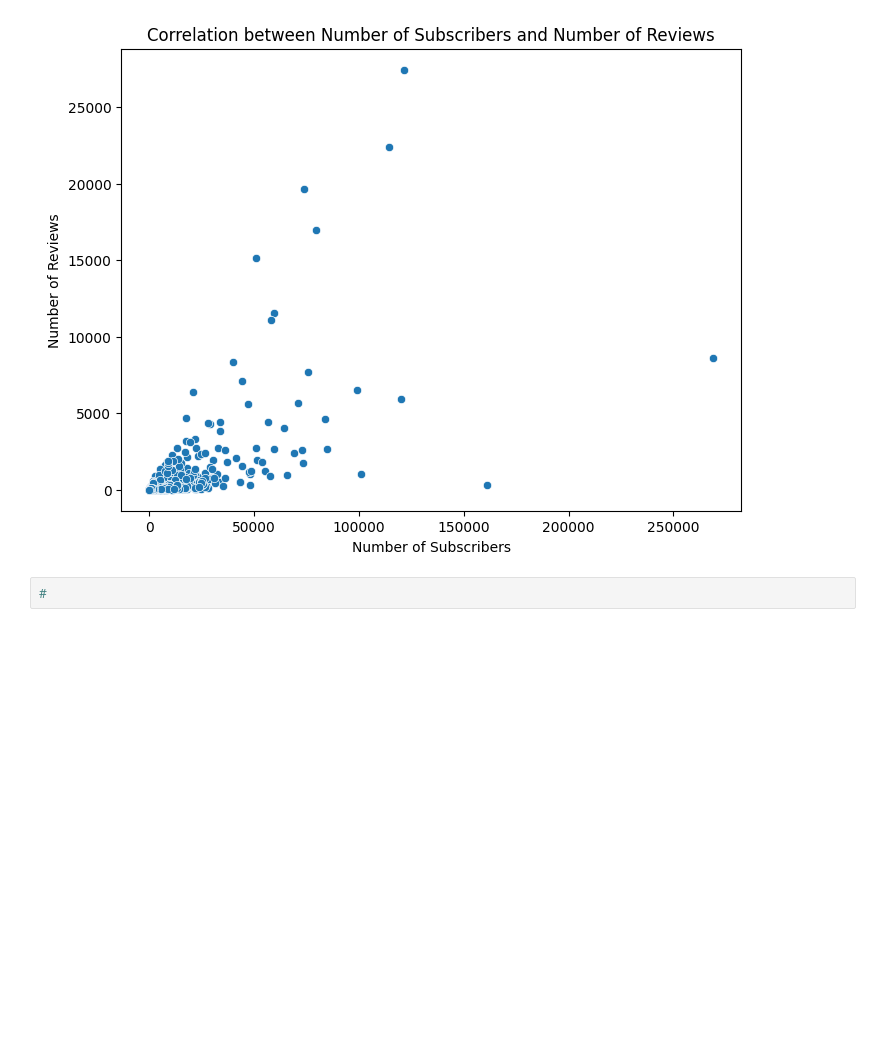
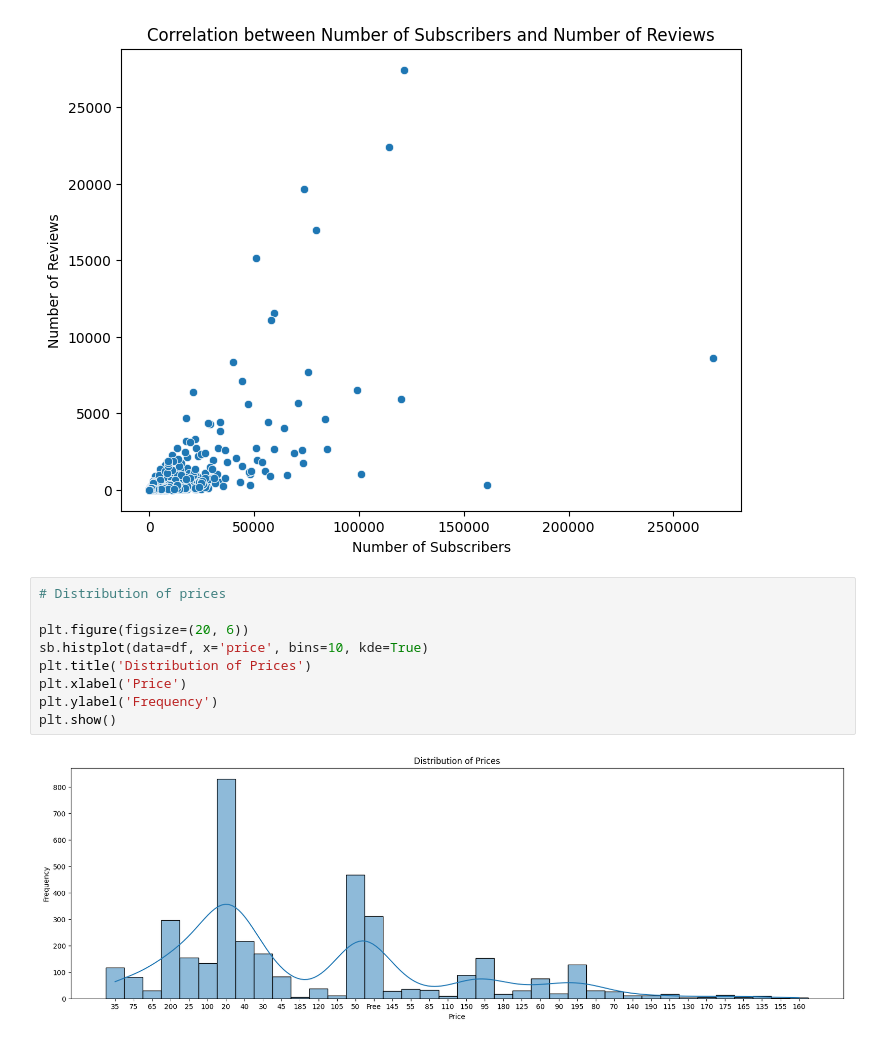
Before and after one commit to Tanay-Dwivedi/Udemy-Courses-Data-Analysis, a Jupyter notebook: udemy_courses_data_analysis.ipynb, the cells around one changed output. Cells and saved outputs as stored; diff of their text form; blank space fills up the shorter version.

Commit message:
Udemy Courses Data Analysis

```diff
--- a/udemy_courses_data_analysis.ipynb
+++ b/udemy_courses_data_analysis.ipynb
@@ -325,4 +325,13 @@ plt.show()
 # %% [output]
 [figure]
 # %%
-#
+# Distribution of prices
+
+plt.figure(figsize=(20, 6))
+sb.histplot(data=df, x='price', bins=10, kde=True)
+plt.title('Distribution of Prices')
+plt.xlabel('Price')
+plt.ylabel('Frequency')
+plt.show()
+# %% [output]
+[figure, added]
```
Also changed, not shown: parts of 2 cells of this notebook.
